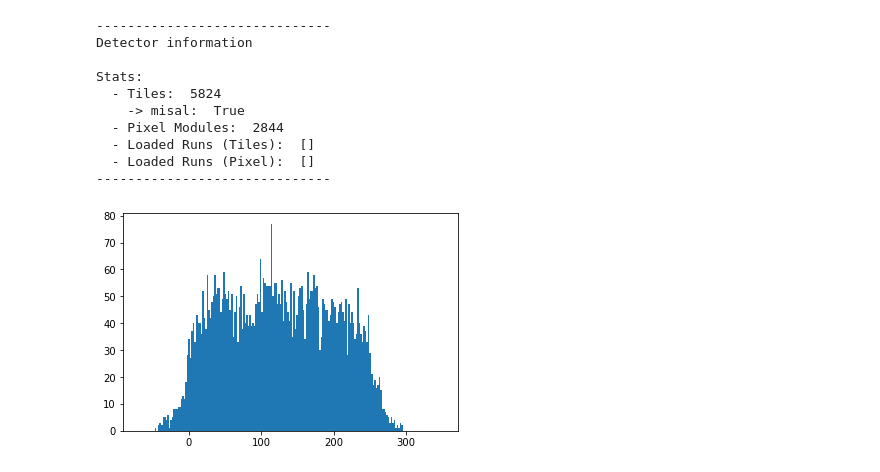
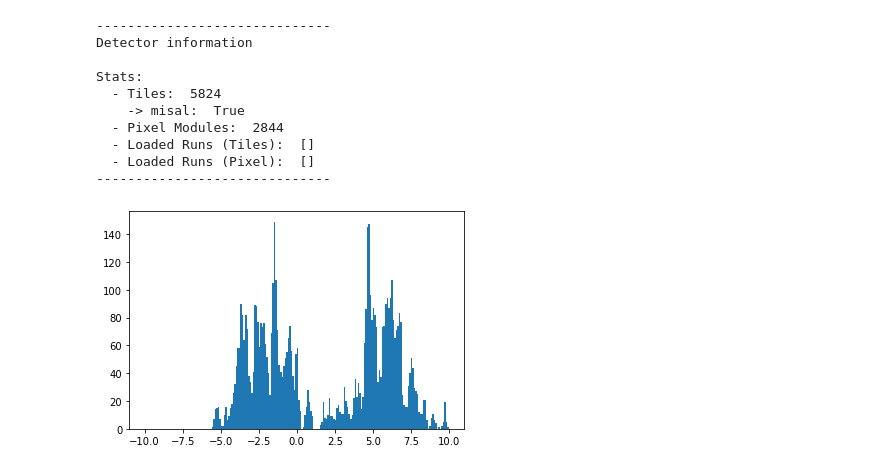
Before and after one commit to maximilianKoeper/melp, a Jupyter notebook: example_taft_v2.ipynb, the cells around one changed output. Saved outputs shown, nothing was run; the diff lists cells and outputs as text; code cells hidden in the pictures.

```diff
--- a/example_taft_v2.ipynb
+++ b/example_taft_v2.ipynb
@@ -39,8 +39,8 @@ for tile in mu3e_detector.TileDetector.tile:
 # %%
 dt = np.array(dt)
 # %%
-plt.hist(dt, bins=200, range=(-70,350))
+plt.hist(dt, bins=200, range=(-10,10))
 plt.show()
 # %% [output]
-[figure, old version]
+[figure, new version]
 # %%
```
Also changed, not shown: parts of 5 cells of this notebook, 1 other file.
